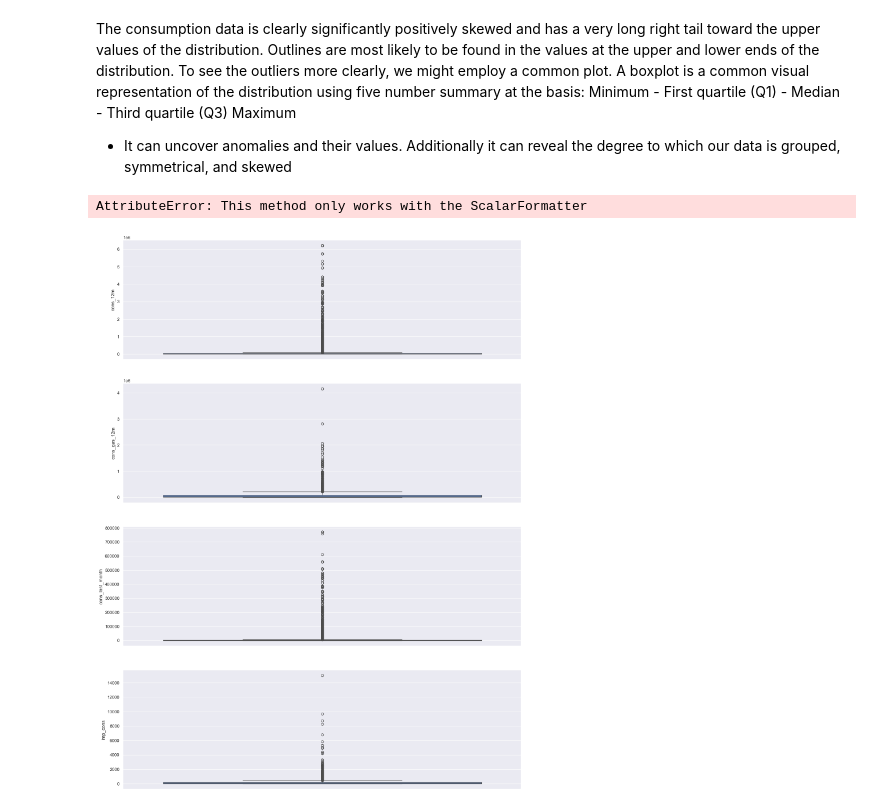
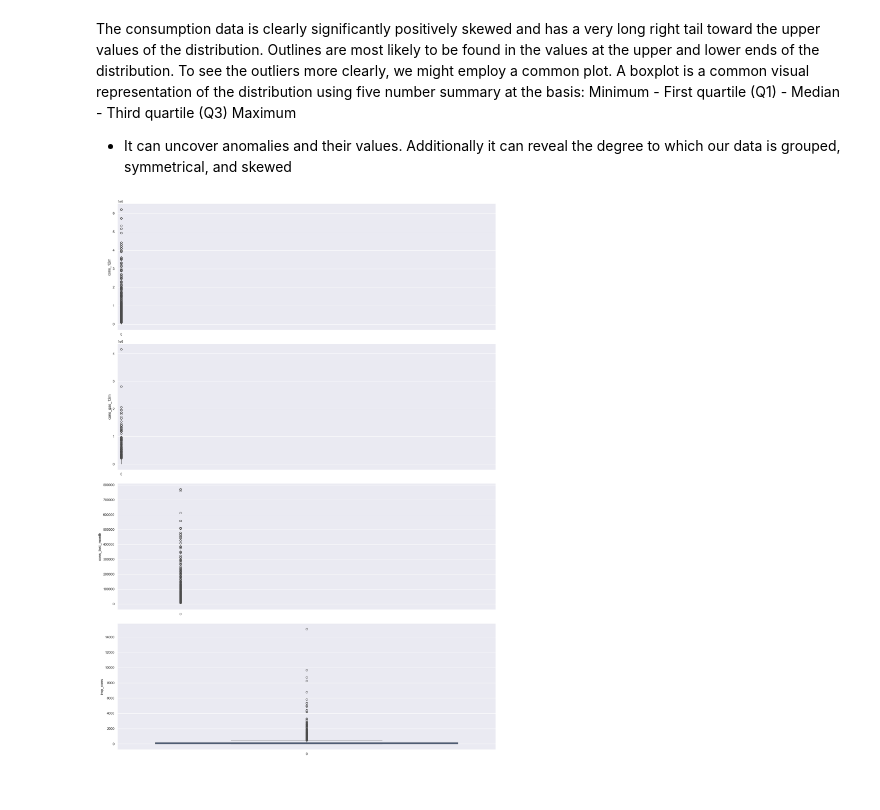
Before and after one commit to abuhmhai/BCGX-Intern, a Jupyter notebook: Task 2 EDA/Task 2 - Exploratory Data Analysis_starter.ipynb, the cells around one changed output. Drawn from its saved outputs; the diff is of its cells as text; code cells hidden in the pictures.

```diff
--- a/Task 2 EDA/Task 2 - Exploratory Data Analysis_starter.ipynb
+++ b/Task 2 EDA/Task 2 - Exploratory Data Analysis_starter.ipynb
@@ -292,22 +292,28 @@ Minimum
 Maximum
    - It can uncover anomalies and their values. Additionally it can reveal the degree to which our data is grouped, symmetrical, and skewed
 # %%
-fig, axs = plt.subplots(nrows=4, figsize=(18,25))
+
+from matplotlib.ticker import ScalarFormatter
+
+fig, axs = plt.subplots(nrows=4, figsize=(18, 25))
 
 # Plot histogram
 sns.boxplot(consumption["cons_12m"], ax=axs[0])
 sns.boxplot(consumption[consumption["has_gas"] == "t"]["cons_gas_12m"], ax=axs[1])
 sns.boxplot(consumption["cons_last_month"], ax=axs[2])
 sns.boxplot(consumption["imp_cons"], ax=axs[3])
 
-# Remove scientific notation
+# Remove scientific notation and set x-axis limit
 for ax in axs:
+    ax.xaxis.set_major_formatter(ScalarFormatter(useOffset=False))
     ax.ticklabel_format(style='plain', axis='x')
-    # Set x-axis limit
-    axs[0].set_xlim(-200000, 2000000)
-    axs[1].set_xlim(-200000, 2000000)
-    axs[2].set_xlim(-20000, 100000)
-    plt.show()
+
+# Set specific x-axis limits
+axs[0].set_xlim(-200000, 20000000)
+axs[1].set_xlim(-200000, 20000000)
+axs[2].set_xlim(-20000, 100000)
+
+plt.tight_layout()
+plt.show()
 # %% [output]
-AttributeError: This method only works with the ScalarFormatter
-[figure, old version]
+[figure, new version]
```
